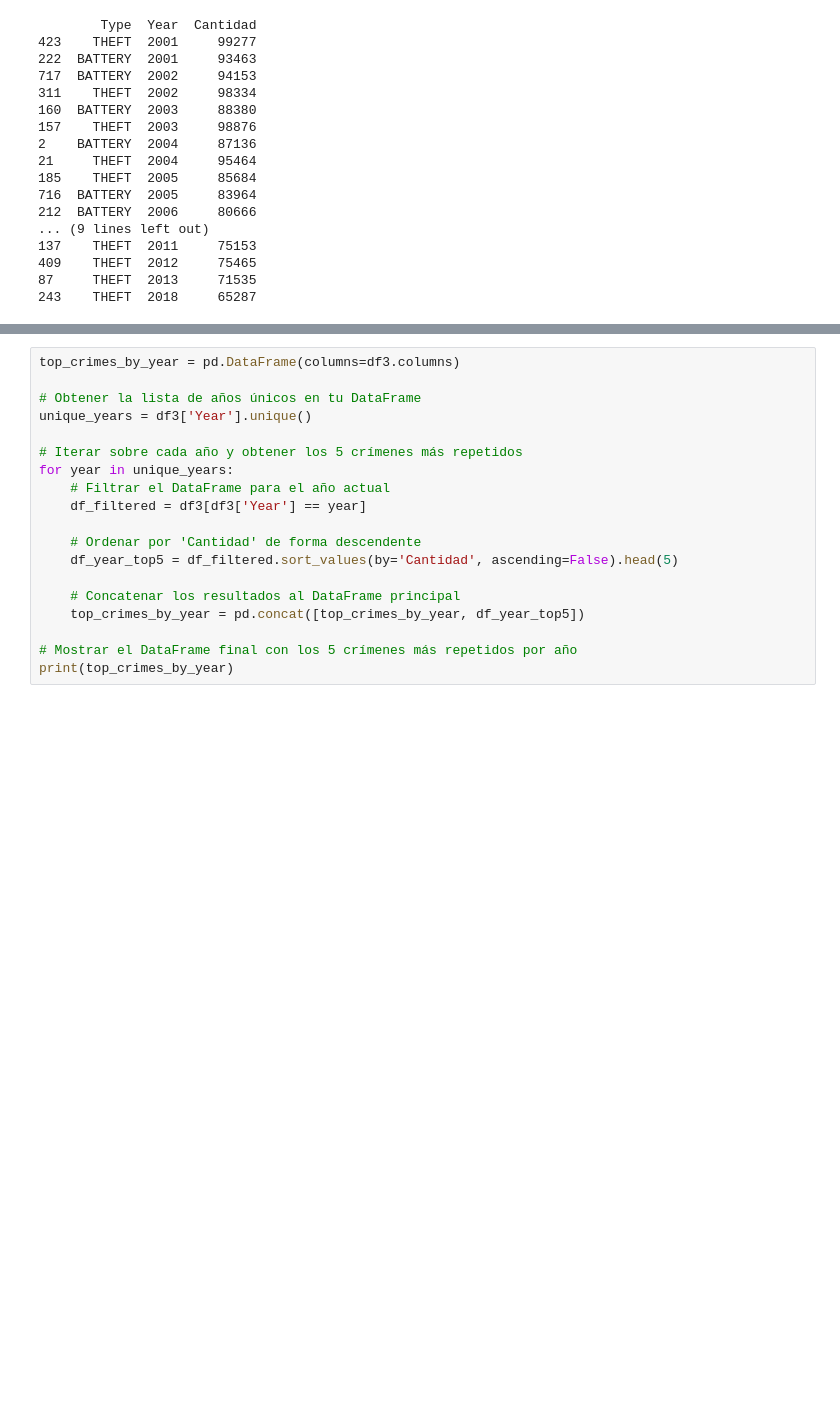
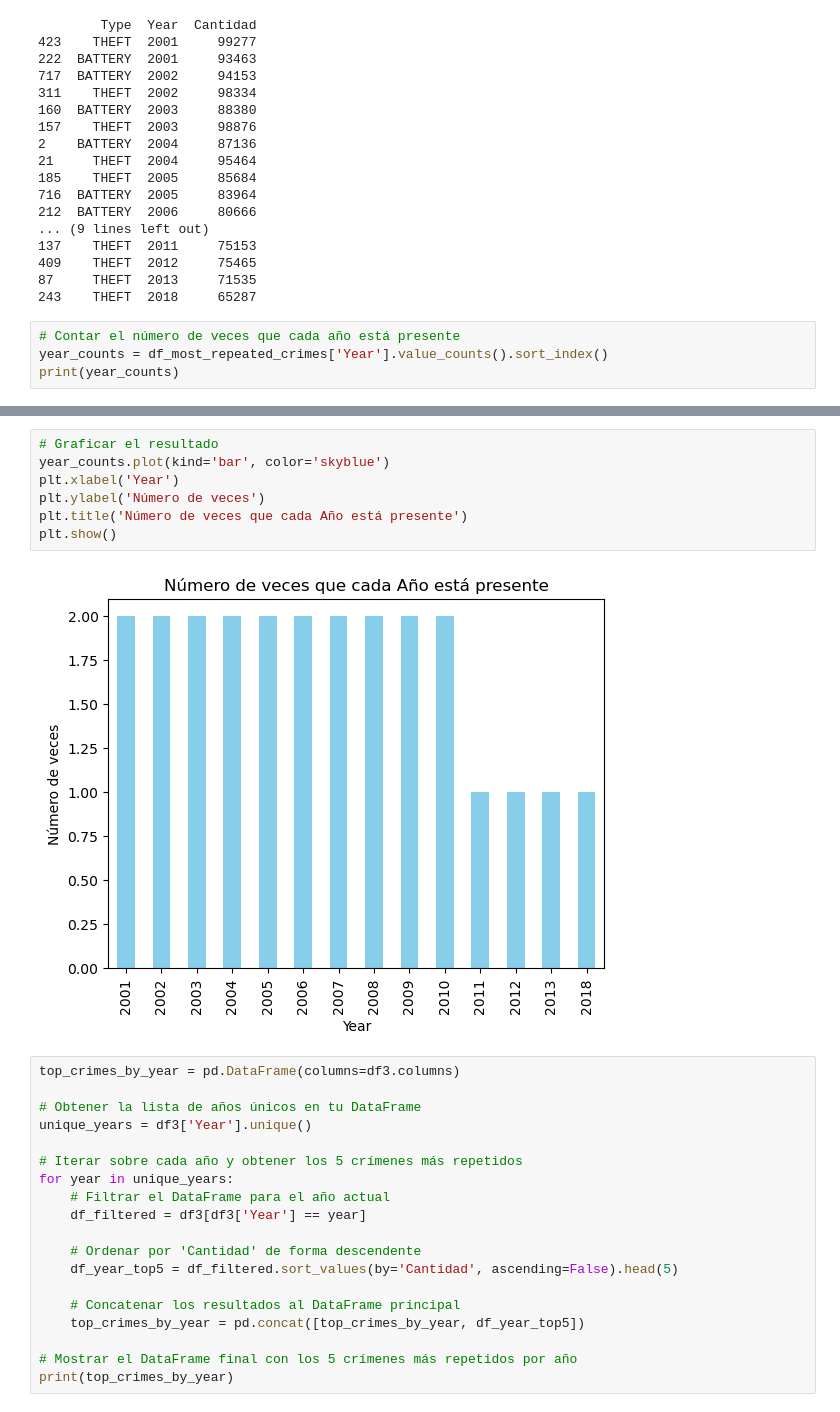
Before and after one commit to JorgeSierra22/Cloud-BigData, a Jupyter notebook: results/results.ipynb, the cells around one changed output, grey strips where cells are left out. Cells and saved outputs as stored; diff of their text form; blank space fills up the shorter version.

```diff
--- a/results/results.ipynb
+++ b/results/results.ipynb
@@ -330,3 +380,7 @@ print(df_most_repeated_crimes.sort_values(by='Year', ascending=True))
 409    THEFT  2012     75465
 87     THEFT  2013     71535
 243    THEFT  2018     65287
+# %%
+# Contar el número de veces que cada año está presente
+year_counts = df_most_repeated_crimes['Year'].value_counts().sort_index()
+print(year_counts)
@@ -333,3 +403,12 @@ print(df_most_repeated_crimes.sort_values(by='Year', ascending=True))
+# %%
+# Graficar el resultado
+year_counts.plot(kind='bar', color='skyblue')
+plt.xlabel('Year')
+plt.ylabel('Número de veces')
+plt.title('Número de veces que cada Año está presente')
+plt.show()
+# %% [output]
+[figure, added]
 # %%
 top_crimes_by_year = pd.DataFrame(columns=df3.columns)
 
```
Also changed, not shown: parts of 17 cells of this notebook, 1 other file.
